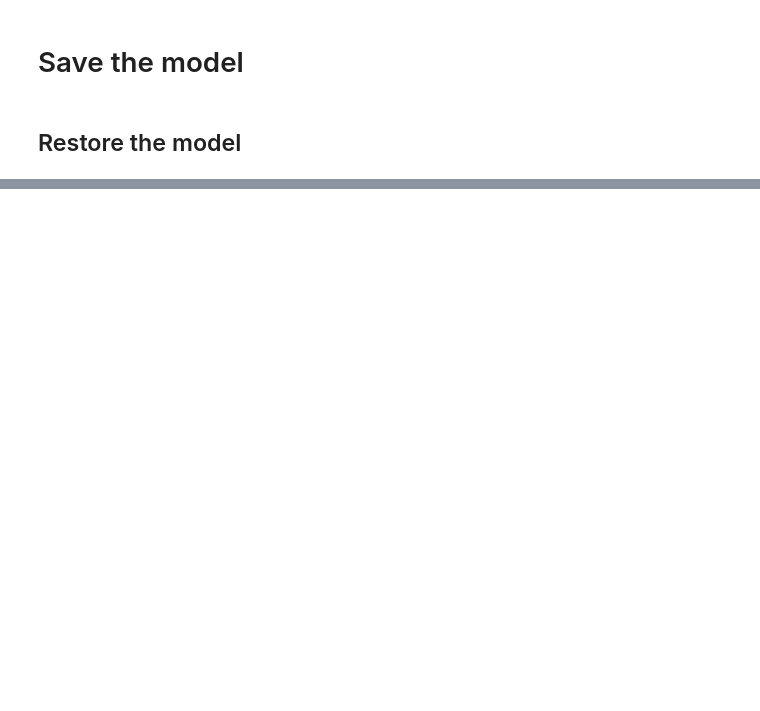
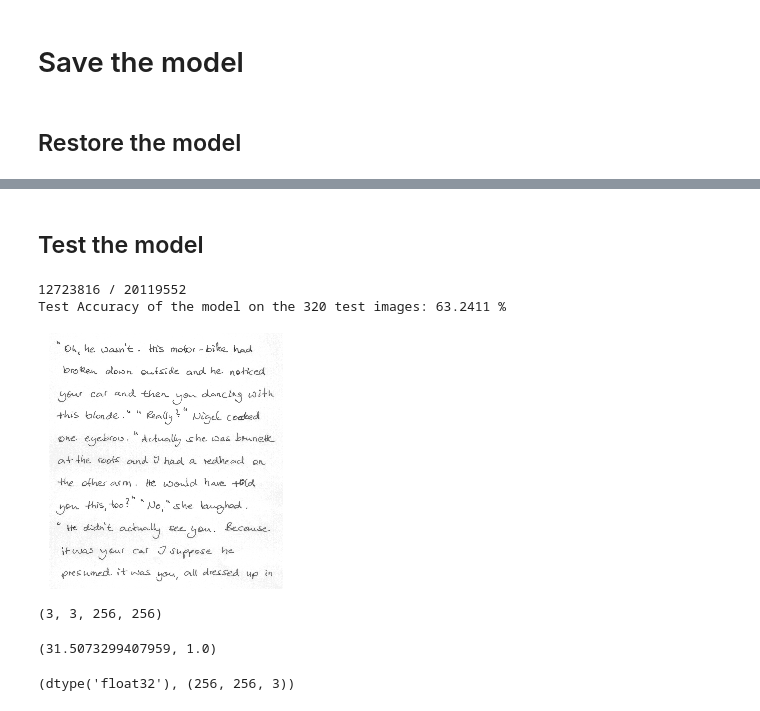
Before and after one commit to MostafaGazar/lines-segmentation-pytorch, a Jupyter notebook: notebooks/03-lines-segmentation-model.ipynb, the cells around one changed output, grey strips where cells are left out. Cells and saved outputs as stored; diff of their text form; code cells hidden in the pictures; blank space fills up the shorter version.

Commit message:
Visualize predicitions

```diff
--- a/notebooks/03-lines-segmentation-model.ipynb
+++ b/notebooks/03-lines-segmentation-model.ipynb
@@ -330,19 +253,0 @@ torch.save(model.state_dict(), model_save_path)
-# %%
-index = 0
-
-image_array = test_images[index]
-
-mask_array = test_masks[index]
-mask_array = mask_array.reshape(mask_array.shape[0], masks.shape[2], masks.shape[3])
-
-test_batch = image_array.reshape((1,) + image_array.shape)
-
-model.eval()
-with torch.no_grad():
-    outputs = model(test_batch)
-    _, predicted = torch.max(outputs.data, 1)
-    correct += (predicted == masks).sum().item()
-
-
-# preds = model.predict(test_batch)
-# preds.shape
@@ -366,0 +254,6 @@ Check predication array
+# %%
+model = UNetMini(number_of_classes).to(device)
+model.load_state_dict(torch.load(model_save_path, map_location=torch.device('cpu')))
+model.eval()
+
+summary(model, input_size=(1, 256, 256))  # (channels, H, W)
@@ -366,0 +278,28 @@ Check predication array
+# %% [markdown]
+## Test the model
+# %%
+# Test the model
+model.eval()  # eval mode (batchnorm uses moving mean/variance instead of mini-batch mean/variance)
+with torch.no_grad():
+    correct = 0
+    total = 0
+    for images, masks in test_data_loader:
+        images = images.to(device)
+        masks = masks.type(torch.LongTensor)
+        masks = masks.reshape(masks.shape[0], masks.shape[2], masks.shape[3])
+        masks = masks.to(device)
+
+        outputs = model(images)
+        _, predicted = torch.max(outputs.data, 1)
+        correct += (predicted == masks).sum().item()
+
+        mul = 1
+        for d in masks.shape:
+            mul *= d
+        total += mul
+
+    print(f"{correct} / {total}")
+    print(f"Test Accuracy of the model on the {len(test_data_loader) * batch_size} test images: {100 * correct / total:.4f} %")
+# %% [output]
+12723816 / 20119552
+Test Accuracy of the model on the 320 test images: 63.2411 %
@@ -366,0 +308,23 @@ Check predication array
+# %%
+image = images[index].cpu().numpy()
+image = np.transpose(image, (1, 2, 0))
+image = np.squeeze(image) * 255
+image = image.astype(np.uint8)
+
+array_to_img(image)
+# %% [output]
+[figure, added]
+# %%
+softmax = F.softmax(outputs, dim=1).cpu().numpy()
+softmax.shape
+# %% [output]
+(3, 3, 256, 256)
+# %%
+outputs.max().item(), softmax.max().item()
+# %% [output]
+(31.5073299407959, 1.0)
+# %%
+image_array = np.transpose(softmax[index], (1, 2, 0))
+image_array.dtype, image_array.shape
+# %% [output]
+(dtype('float32'), (256, 256, 3))
```
Also changed, not shown: parts of 30 cells of this notebook, 1 other file.
